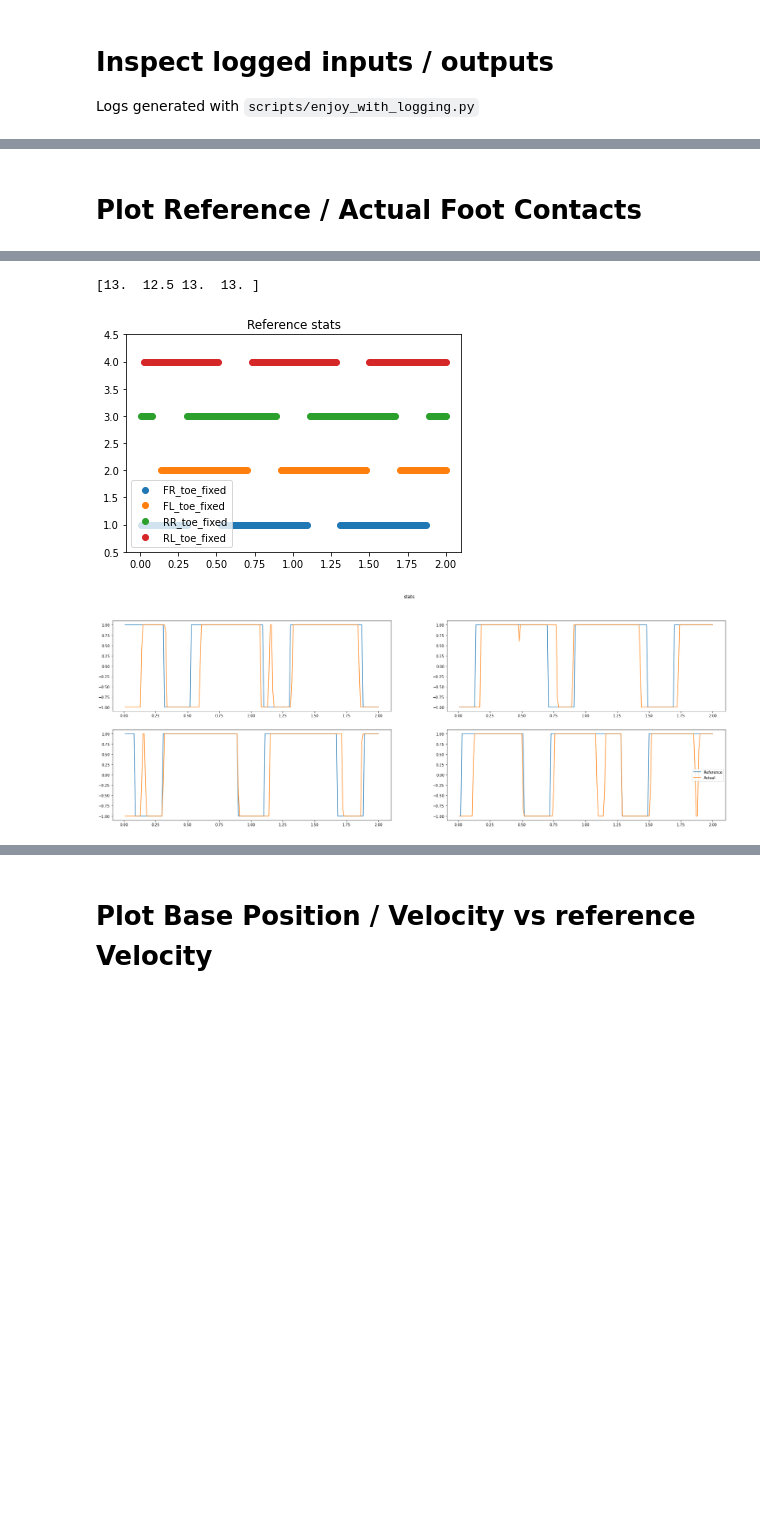
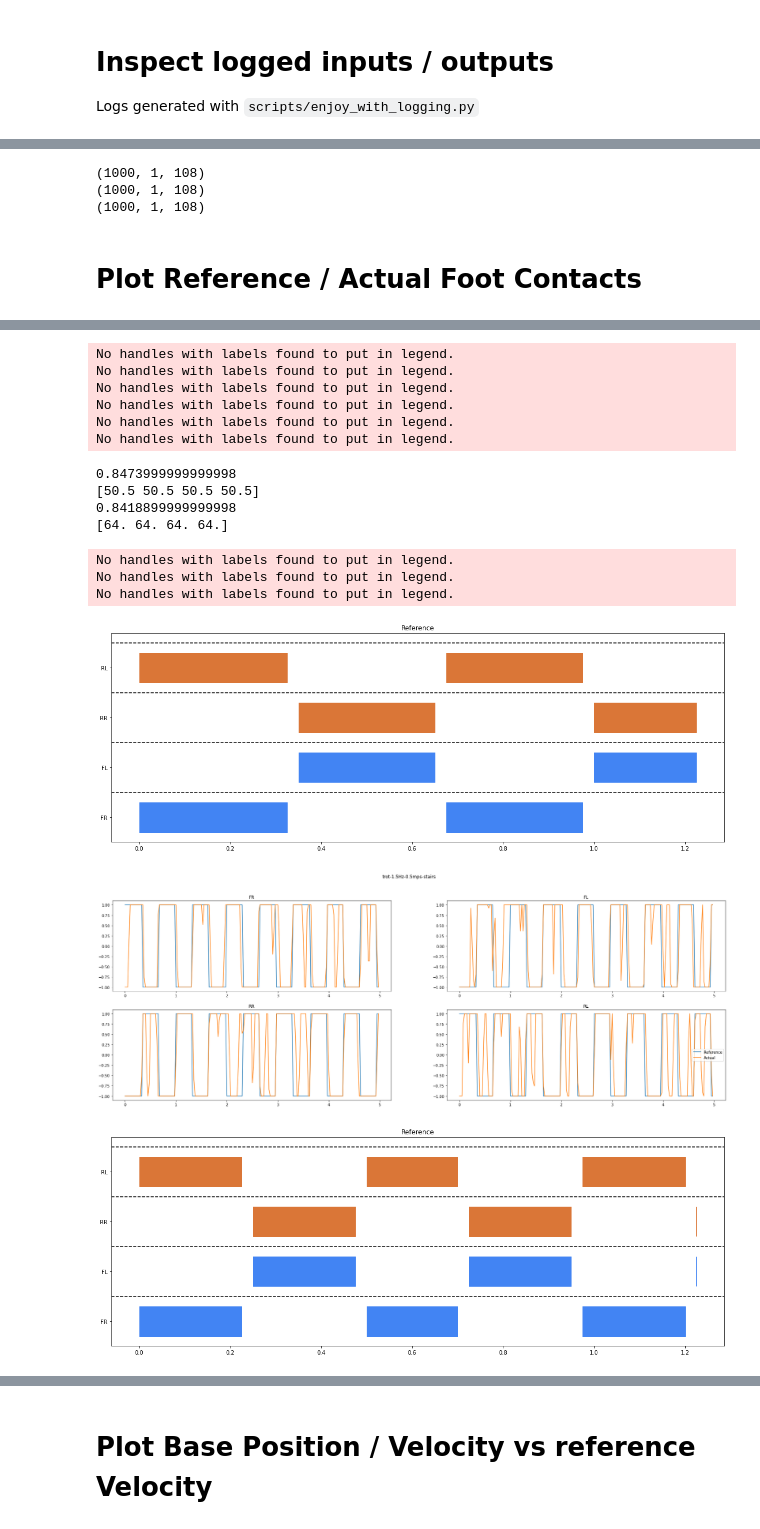
Before and after one commit to mcx-lab/rl-baselines3-zoo, a Jupyter notebook: notebooks/inspect_stats.ipynb, the cells around one changed output, grey strips where cells are left out. Drawn from its saved outputs; the diff is of its cells as text; code cells hidden in the pictures; blank space fills up the shorter version.

Commit message:
Feature/cpg foot contact plots (#76)
Add notebooks to generate aesthetic plots from logged data

```diff
--- a/notebooks/inspect_stats.ipynb
+++ b/notebooks/inspect_stats.ipynb
@@ -23,8 +15,9 @@ import pickle
 import json
 
 def load_robot_states(stats_dir):
-    base_position = np.load(stats_dir / 'base_pos.npy')
-    base_velocity = np.load(stats_dir / 'base_vel.npy')
+    base_rpy = np.load(stats_dir / 'base_rpy.npy')
+    base_position = np.load(stats_dir / 'base_position.npy')
+    base_velocity = np.load(stats_dir / 'base_velocity.npy')
     motor_position = np.load(stats_dir / 'motor_position.npy')
     motor_velocity = np.load(stats_dir / 'motor_velocity.npy')
     ref_displacement = np.load(stats_dir / 'reference_displacement.npy')
@@ -42,6 +35,7 @@ def load_robot_states(stats_dir):
 
     return {
         'time': time,
+        'base_rpy': base_rpy,
         'base_pos': base_position,
         'base_vel': base_velocity,
         'motor_pos': motor_position,
@@ -92,2 +57,18 @@ normalizer = load_normalizer(model_dir)
+# %%
+model_dir = project_dir / 'logs' / 'ppo' / 'A1GymEnv-v0_44'
+foot_names = ['FR', 'FL', 'RR', 'RL']
+
+stats_dirs = [
+    model_dir / 'trot-1.5Hz-0.5mps-stairs',
+    model_dir / 'trot-2.0Hz-0.6mps-stairs',
+    model_dir / 'trot-2.5Hz-0.8mps-stairs',
+]
+
+statss = [load_robot_states(sd) for sd in stats_dirs]
+normalizer = load_normalizer(model_dir)
+# %% [output]
+(1000, 1, 108)
+(1000, 1, 108)
+(1000, 1, 108)
 # %% [markdown]
 # Plot Reference / Actual Foot Contacts
@@ -94,5 +98,16 @@ normalizer = load_normalizer(model_dir)
 # %%
 NUM_TIMESTEPS = 200
+
+def calc_hamming_sim(stats, stats_dir):
+    time = stats['time']
+    ref_foot_contacts = stats['ref_foot_contacts']
+    act_foot_contacts = stats['act_foot_contacts']
+
+    # Divide by 2 since binary entries are [-1, 1] and not [0,1]
+    diff = np.abs(ref_foot_contacts - act_foot_contacts) / 2
+    hamming_dist = np.mean(diff)
+    hamming_sim = 1 - hamming_dist
+    print(hamming_sim)
 
 def plot_foot_contact_sequence(stats, stats_dir):
     import matplotlib.pyplot as plt
@@ -104,23 +119,19 @@ def plot_foot_contact_sequence(stats, stats_dir):
     num_cycles = np.sum(np.abs(ref_foot_contacts[:-1] - ref_foot_contacts[1:]), axis=0) / 4
     print(num_cycles)
 
-    plt.figure()
-    plt.title(f"Reference {stats_dir.name}")
-    plt.ylim(0.5, 4.5)
-    for i in range(4):
-        plt.scatter(time[:NUM_TIMESTEPS], ref_foot_contacts[:NUM_TIMESTEPS, i] * (i+1), label = foot_names[i])
-    plt.legend()
-
+    fig, ax = plt.subplots(figsize=(20, 7))
+    plot_foot_contacts(ax, time[:50], ref_foot_contacts[:50], "Reference")
 
     fig, ax = plt.subplots(2,2, figsize=(30,10))
     fig.suptitle(stats_dir.name)
     idxes = [(0,0), (0,1), (1,0), (1,1)]
     for i in range(4):
-        # ax[idxes[i]].set_title(f"{foot_names[i]}")
+        ax[idxes[i]].set_title(f"{foot_names[i]}")
         ax[idxes[i]].plot(time[:NUM_TIMESTEPS], ref_foot_contacts[:NUM_TIMESTEPS, i], label = 'Reference')
         ax[idxes[i]].plot(time[:NUM_TIMESTEPS], act_foot_contacts[:NUM_TIMESTEPS, i], label = 'Actual')
         plt.legend()
 
 for stats, stats_dir in zip(statss, stats_dirs):
+    calc_hamming_sim(stats, stats_dir)
     plot_foot_contact_sequence(stats, stats_dir)
 # %% [output]
@@ -130,3 +140,16 @@ WARNING:matplotlib.legend:No handles with labels found to put in legend.
-[13.  12.5 13.  13. ]
+No handles with labels found to put in legend.
+No handles with labels found to put in legend.
+No handles with labels found to put in legend.
+No handles with labels found to put in legend.
+No handles with labels found to put in legend.
+No handles with labels found to put in legend.
+0.8473999999999998
+[50.5 50.5 50.5 50.5]
+0.8418899999999998
+[64. 64. 64. 64.]
+No handles with labels found to put in legend.
+No handles with labels found to put in legend.
+No handles with labels found to put in legend.
-[figure, old version]
+[figure, new version]
-[figure, old version]
+[figure, new version]
+[figure, added]
```
Also changed, not shown: parts of 7 cells of this notebook, 2 other files.
